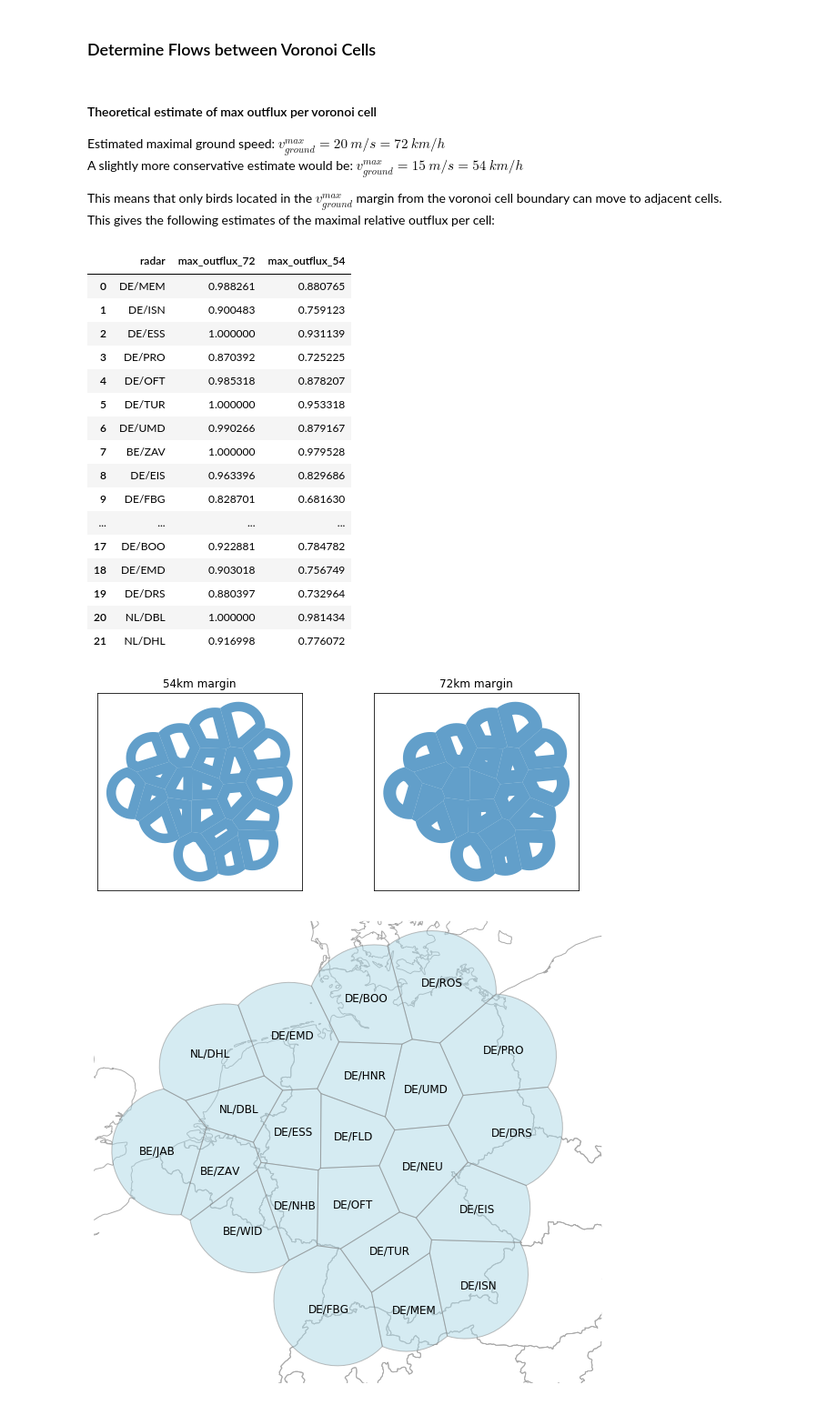
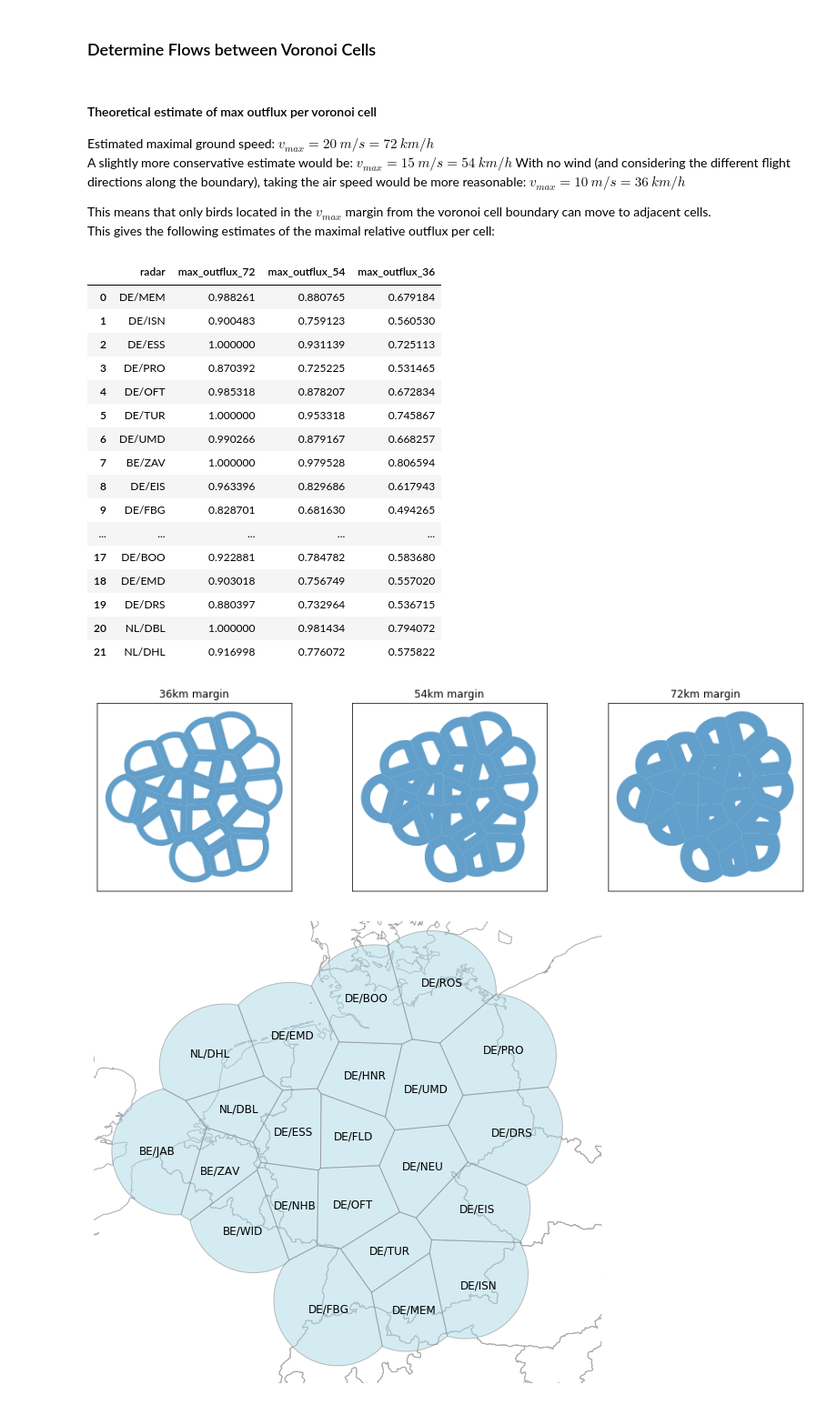
Before and after one commit to FionaLippert/birdMigration, a Jupyter notebook: notebooks/individual_based_model.ipynb, the cells around one changed output. Shown at 91% size. Drawn from its saved outputs; the diff is of its cells as text; code cells hidden in the pictures.

```diff
--- a/notebooks/individual_based_model.ipynb
+++ b/notebooks/individual_based_model.ipynb
@@ -190,44 +208,49 @@ for i, start in enumerate(n_start):
 ### Determine Flows between Voronoi Cells
 # %% [markdown]
 #### Theoretical estimate of max outflux per voronoi cell
-Estimated maximal ground speed: $v_{ground}^{max}=20 \ m/s = 72 \ km/h$ <br>
-A slightly more conservative estimate would be: $v_{ground}^{max}=15 \ m/s = 54 \ km/h$
+Estimated maximal ground speed: $v_{max}=20 \ m/s = 72 \ km/h$ <br>
+A slightly more conservative estimate would be: $v_{max}=15 \ m/s = 54 \ km/h$
+With no wind (and considering the different flight directions along the boundary), taking the air speed would be more reasonable: $v_{max}=10 \ m/s = 36 \ km/h$
 
-This means that only birds located in the $v_{ground}^{max}$ margin from the voronoi cell boundary can move to adjacent cells.<br>
+This means that only birds located in the $v_{max}$ margin from the voronoi cell boundary can move to adjacent cells.<br>
 This gives the following estimates of the maximal relative outflux per cell:
 # %%
 voronoi_eqa = voronoi.to_crs(crs_proj4)
 margin_72 = voronoi_eqa.difference(voronoi_eqa.buffer(-72_000))
 margin_54 = voronoi_eqa.difference(voronoi_eqa.buffer(-54_000))
+margin_36 = voronoi_eqa.difference(voronoi_eqa.buffer(-36_000))
 voronoi['max_outflux_72'] = margin_72.area / voronoi_eqa.area
 voronoi['max_outflux_54'] = margin_54.area / voronoi_eqa.area
-voronoi[['radar', 'max_outflux_72', 'max_outflux_54']]
+voronoi['max_outflux_36'] = margin_36.area / voronoi_eqa.area
+voronoi[['radar', 'max_outflux_72', 'max_outflux_54', 'max_outflux_36']]
 # %% [output]
-|  | radar | max_outflux_72 | max_outflux_54 |
-| 0 | DE/MEM | 0.988261 | 0.880765 |
-| 1 | DE/ISN | 0.900483 | 0.759123 |
-| 2 | DE/ESS | 1.000000 | 0.931139 |
-| 3 | DE/PRO | 0.870392 | 0.725225 |
-| 4 | DE/OFT | 0.985318 | 0.878207 |
-| 5 | DE/TUR | 1.000000 | 0.953318 |
-| 6 | DE/UMD | 0.990266 | 0.879167 |
-| 7 | BE/ZAV | 1.000000 | 0.979528 |
-| 8 | DE/EIS | 0.963396 | 0.829686 |
-| 9 | DE/FBG | 0.828701 | 0.681630 |
-| ... | ... | ... | ... |
-| 17 | DE/BOO | 0.922881 | 0.784782 |
-| 18 | DE/EMD | 0.903018 | 0.756749 |
-| 19 | DE/DRS | 0.880397 | 0.732964 |
-| 20 | NL/DBL | 1.000000 | 0.981434 |
-| 21 | NL/DHL | 0.916998 | 0.776072 |
+|  | radar | max_outflux_72 | max_outflux_54 | max_outflux_36 |
+| 0 | DE/MEM | 0.988261 | 0.880765 | 0.679184 |
+| 1 | DE/ISN | 0.900483 | 0.759123 | 0.560530 |
+| 2 | DE/ESS | 1.000000 | 0.931139 | 0.725113 |
+| 3 | DE/PRO | 0.870392 | 0.725225 | 0.531465 |
+| 4 | DE/OFT | 0.985318 | 0.878207 | 0.672834 |
+| 5 | DE/TUR | 1.000000 | 0.953318 | 0.745867 |
+| 6 | DE/UMD | 0.990266 | 0.879167 | 0.668257 |
+| 7 | BE/ZAV | 1.000000 | 0.979528 | 0.806594 |
+| 8 | DE/EIS | 0.963396 | 0.829686 | 0.617943 |
+| 9 | DE/FBG | 0.828701 | 0.681630 | 0.494265 |
+| ... | ... | ... | ... | ... |
+| 17 | DE/BOO | 0.922881 | 0.784782 | 0.583680 |
+| 18 | DE/EMD | 0.903018 | 0.756749 | 0.557020 |
+| 19 | DE/DRS | 0.880397 | 0.732964 | 0.536715 |
+| 20 | NL/DBL | 1.000000 | 0.981434 | 0.794072 |
+| 21 | NL/DHL | 0.916998 | 0.776072 | 0.575822 |
 # %%
-fig, ax = plt.subplots(1,2, figsize=(10,4))
-gpd.GeoSeries(margin_54, crs=crs_proj4).plot(ax=ax[0], alpha=0.7)
-ax[0].set(xticks=[], yticks=[], title='54km margin')
-gpd.GeoSeries(margin_72, crs=crs_proj4).plot(ax=ax[1], alpha=0.7)
-ax[1].set(xticks=[], yticks=[], title='72km margin');
+fig, ax = plt.subplots(1,3, figsize=(15,4))
+gpd.GeoSeries(margin_36, crs=crs_proj4).plot(ax=ax[0], alpha=0.7)
+ax[0].set(xticks=[], yticks=[], title='36km margin');
+gpd.GeoSeries(margin_54, crs=crs_proj4).plot(ax=ax[1], alpha=0.7)
+ax[1].set(xticks=[], yticks=[], title='54km margin')
+gpd.GeoSeries(margin_72, crs=crs_proj4).plot(ax=ax[2], alpha=0.7)
+ax[2].set(xticks=[], yticks=[], title='72km margin');
 # %% [output]
-[figure, old version]
+[figure, new version]
 # %%
 fig, ax = plt.subplots(figsize=(10,10), subplot_kw = {'projection' : gcrs.AlbersEqualArea()})
 gplt.polyplot(countries, ax=ax, edgecolor="darkgray", extent=extent, zorder=1)
```
Also changed, not shown: parts of 5 cells of this notebook, 54 other files.
